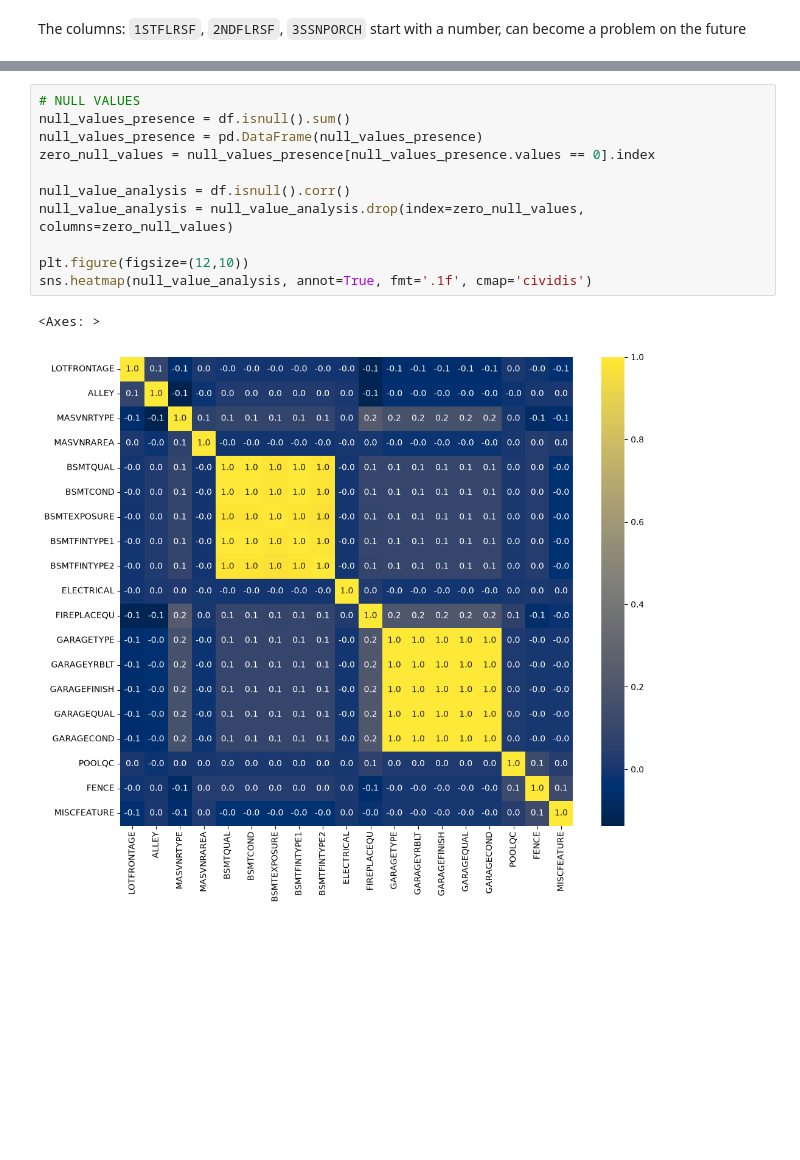
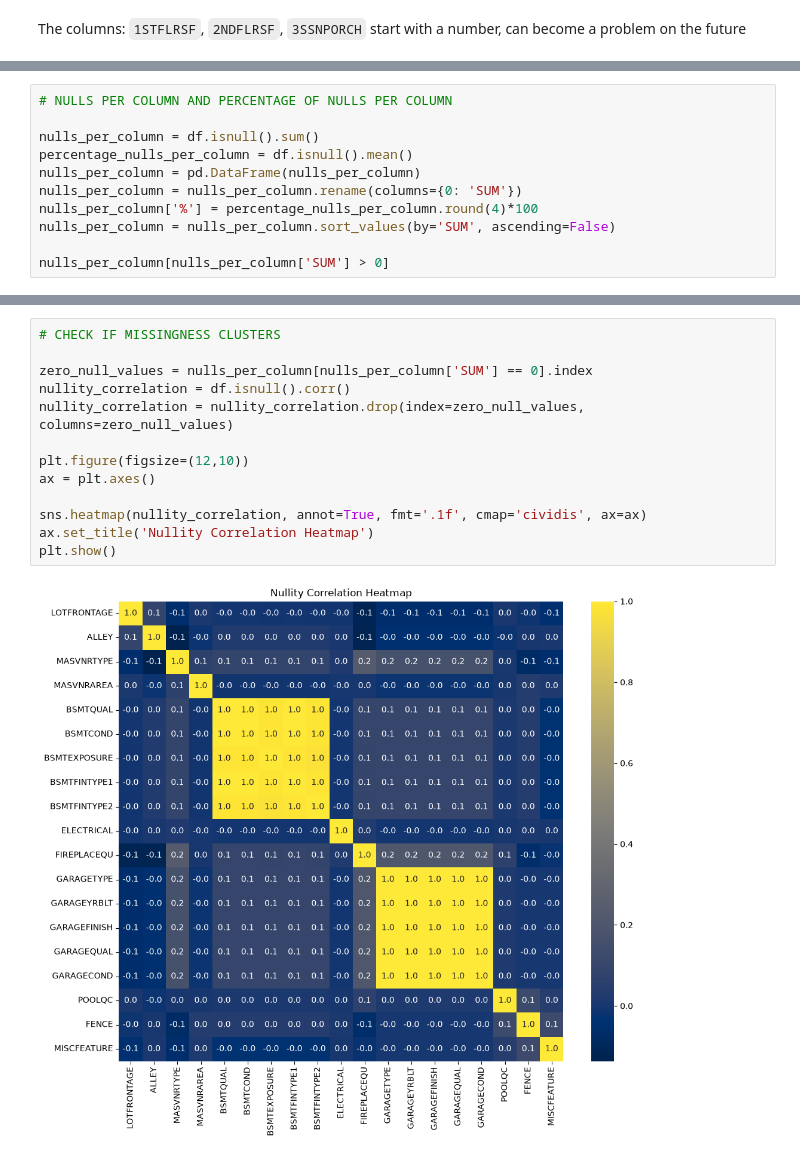
Before and after one commit to lucasamtaylor01/KaggleGettingStarted, a Jupyter notebook: 02_HOUSING_PRICES/noteboks/01_cleaning_for_eda.ipynb, the cells around one changed output, grey strips where cells are left out. Cells and saved outputs as stored; diff of their text form; blank space fills up the shorter version.

```diff
--- a/02_HOUSING_PRICES/noteboks/01_cleaning_for_eda.ipynb
+++ b/02_HOUSING_PRICES/noteboks/01_cleaning_for_eda.ipynb
@@ -117,0 +150,11 @@ The columns: `1STFLRSF`, `2NDFLRSF`, `3SSNPORCH` start with a number, can become
+# %%
+# NULLS PER COLUMN AND PERCENTAGE OF NULLS PER COLUMN
+
+nulls_per_column = df.isnull().sum()
+percentage_nulls_per_column = df.isnull().mean()
+nulls_per_column = pd.DataFrame(nulls_per_column)
+nulls_per_column = nulls_per_column.rename(columns={0: 'SUM'})
+nulls_per_column['%'] = percentage_nulls_per_column.round(4)*100
+nulls_per_column = nulls_per_column.sort_values(by='SUM', ascending=False)
+
+nulls_per_column[nulls_per_column['SUM'] > 0]
@@ -118,14 +179,15 @@ The columns: `1STFLRSF`, `2NDFLRSF`, `3SSNPORCH` start with a number, can become
 # %%
-# NULL VALUES
-null_values_presence = df.isnull().sum()
-null_values_presence = pd.DataFrame(null_values_presence)
-zero_null_values = null_values_presence[null_values_presence.values == 0].index
+# CHECK IF MISSINGNESS CLUSTERS
 
-null_value_analysis = df.isnull().corr()
-null_value_analysis = null_value_analysis.drop(index=zero_null_values, columns=zero_null_values)
+zero_null_values = nulls_per_column[nulls_per_column['SUM'] == 0].index
+nullity_correlation = df.isnull().corr()
+nullity_correlation = nullity_correlation.drop(index=zero_null_values, columns=zero_null_values)
 
 plt.figure(figsize=(12,10))
-sns.heatmap(null_value_analysis, annot=True, fmt='.1f', cmap='cividis')
+ax = plt.axes()
+
+sns.heatmap(nullity_correlation, annot=True, fmt='.1f', cmap='cividis', ax=ax)
+ax.set_title('Nullity Correlation Heatmap')
+plt.show()
 # %% [output]
-<Axes: >
-[figure, old version]
+[figure, new version]
```
Also changed, not shown: parts of 12 cells of this notebook.
